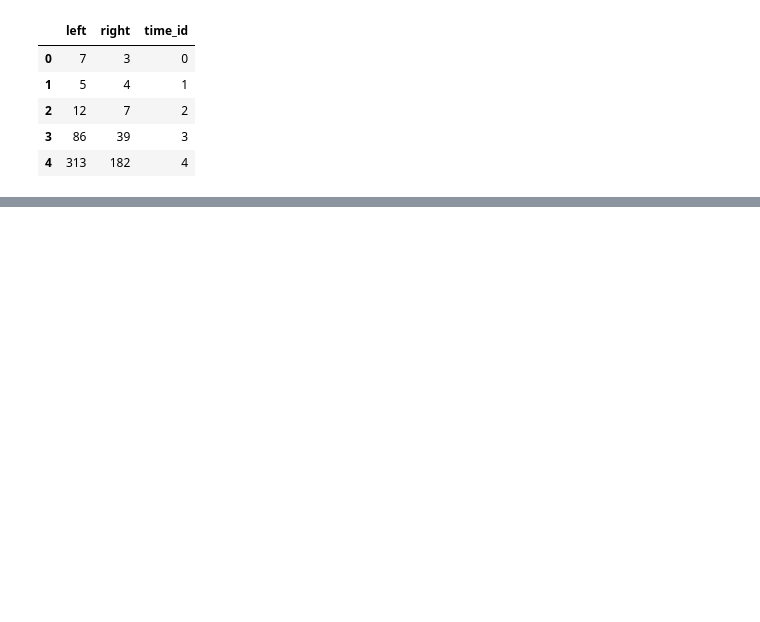
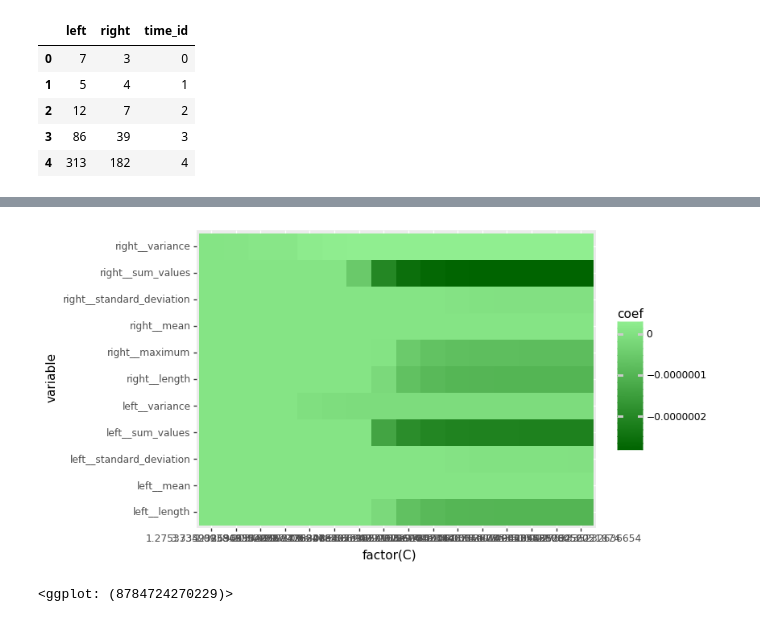
Before and after one commit to PaulHiemstra/lasso_tsfresh_article, a Jupyter notebook: lasso_tsfresh_article.ipynb, the cells around one changed output, grey strips where cells are left out. Saved outputs shown, nothing was run; the diff lists cells and outputs as text; code cells hidden in the pictures; blank space fills up the shorter version.

```diff
--- a/lasso_tsfresh_article.ipynb
+++ b/lasso_tsfresh_article.ipynb
@@ -113,0 +179,13 @@ memory usage: 7.0+ KB
+# %%
+def get_coefs(this_c, X_data=audio_tsfresh_minimal):
+    return (
+        pd.DataFrame(base_log_reg
+                       .set_params(C=this_c)
+                       .fit(X_data, all_labels)
+                       .coef_
+                       .T,
+            index=X_data.columns,
+            columns=['kick', 'snare', 'tom'])
+            .assign(C=this_c)
+    )
+get_coefs(0.0001)
@@ -113,0 +206,15 @@ memory usage: 7.0+ KB
+# %%
+from sklearn.svm import l1_min_c
+
+# Based on https://scikit-learn.org/stable/auto_examples/linear_model/plot_logistic_path.html#sphx-glr-auto-examples-linear-model-plot-logistic-path-py
+cs = l1_min_c(audio_tsfresh_minimal, all_labels, loss='log') * np.logspace(0, 7, 16)
+# %%
+all_coefs_minimal = pd.concat([get_coefs(this_c) for this_c in cs])
+x = all_coefs_minimal.reset_index().melt(id_vars = ['C', 'variable'], value_name='coef', var_name='class')
+#
+(
+    ggplot(x[x['class'] == 'kick']) + geom_tile(aes(x='factor(C)', y='variable', fill='coef')) + scale_fill_gradient(low="darkgreen",high="lightgreen")
+)
+# %% [output]
+[figure, added]
+<ggplot: (8784724270229)>
```
Also changed, not shown: parts of 23 cells of this notebook, 1 other file.
